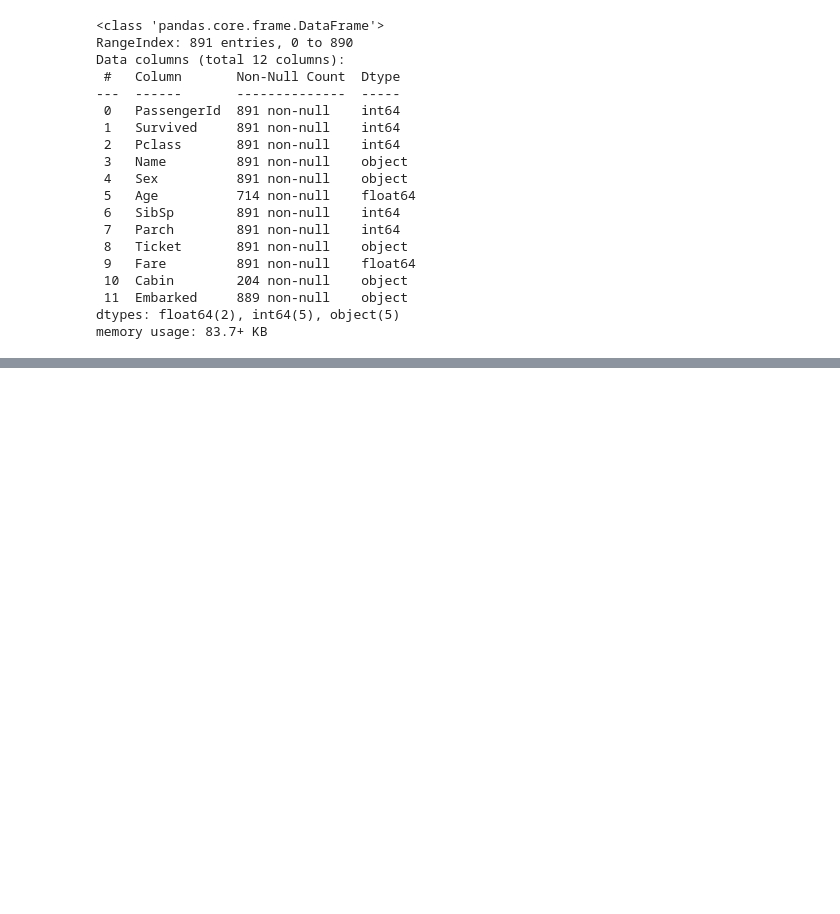
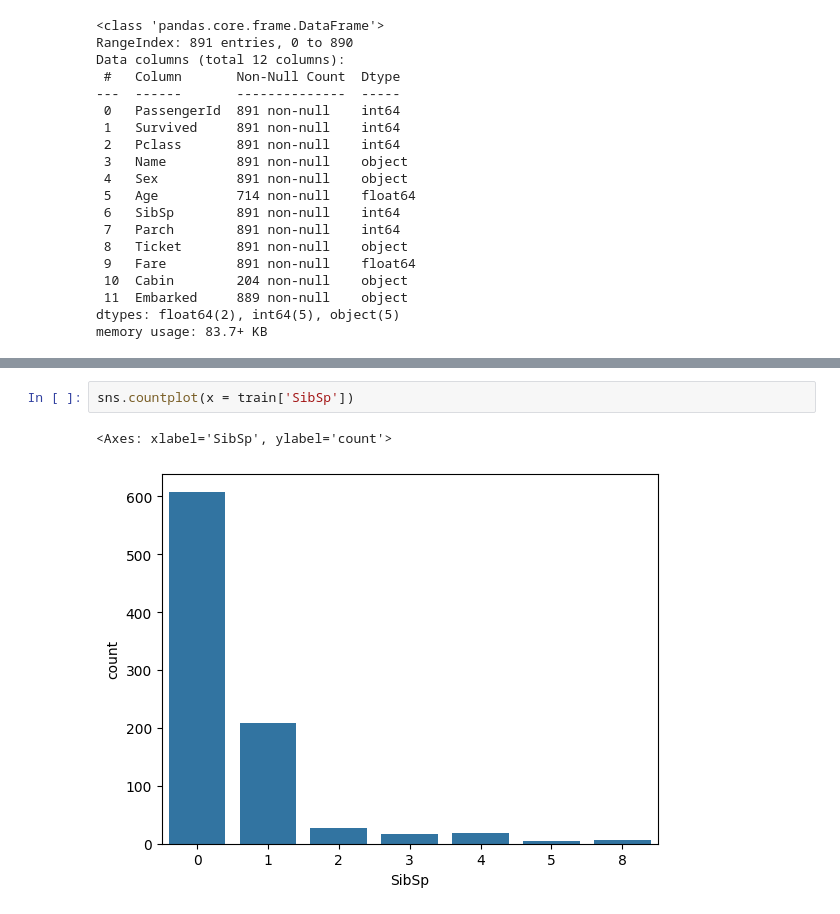
Before and after one commit to BhavyaT-135/Python-ML-Bootcamp, a Jupyter notebook: 02_titanic_dataset_analysis/titanic_dataset.ipynb, the cells around one changed output, grey strips where cells are left out. Cells and saved outputs as stored; diff of their text form; blank space fills up the shorter version.

```diff
--- a/02_titanic_dataset_analysis/titanic_dataset.ipynb
+++ b/02_titanic_dataset_analysis/titanic_dataset.ipynb
@@ -56,0 +75,5 @@ memory usage: 83.7+ KB
+# %%
+sns.countplot(x = train['SibSp'])
+# %% [output]
+<Axes: xlabel='SibSp', ylabel='count'>
+[figure, added]
```
Also changed, not shown: parts of 5 cells of this notebook.
